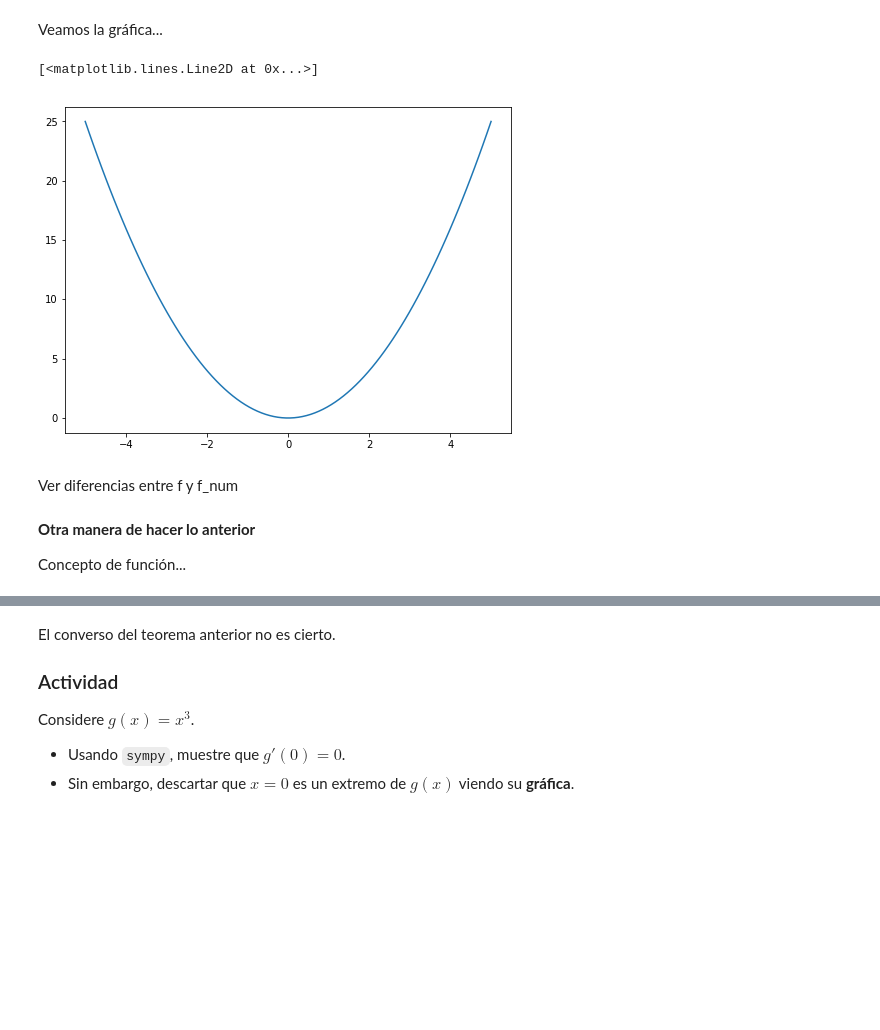
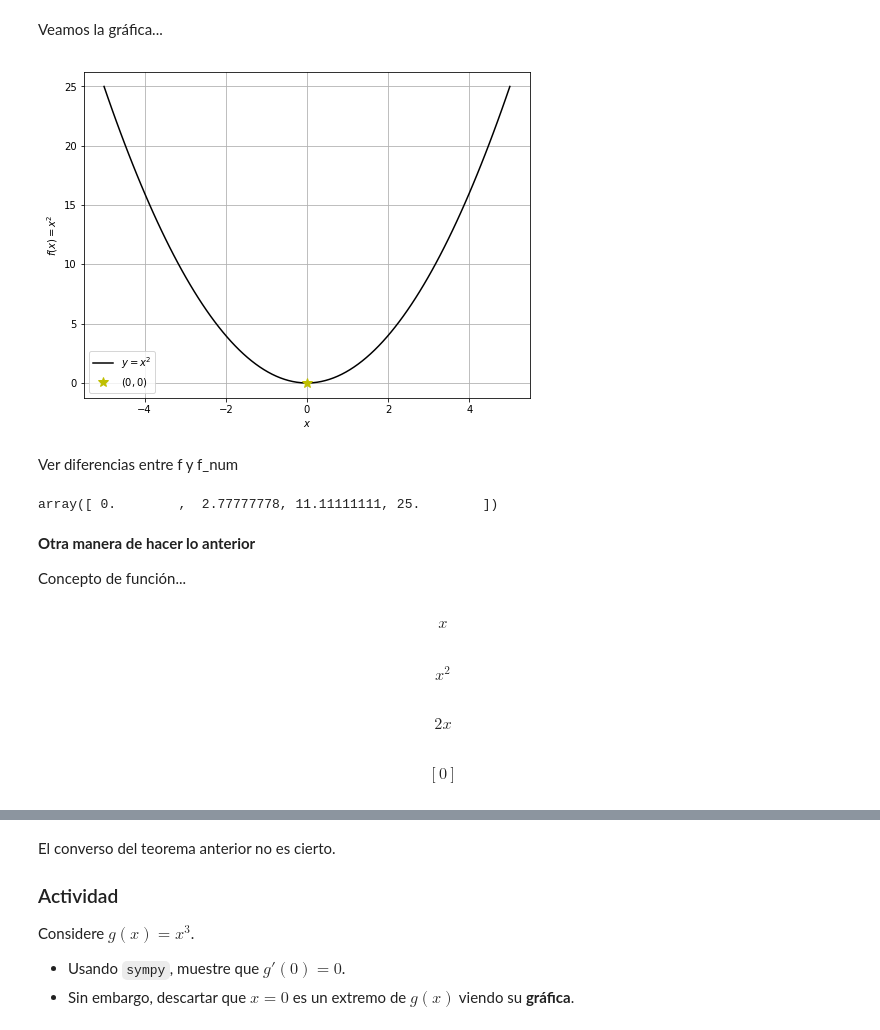
Before and after one commit to susymtz/SimMat2018-2, a Jupyter notebook: Modulo1/Clase4_OptimizacionSympy.ipynb, the cells around one changed output, grey strips where cells are left out. Cells and saved outputs as stored; diff of their text form; code cells hidden in the pictures; blank space fills up the shorter version.

Commit message:
CambiosClase

```diff
--- a/Modulo1/Clase4_OptimizacionSympy.ipynb
+++ b/Modulo1/Clase4_OptimizacionSympy.ipynb
@@ -150,17 +150,30 @@ fnum = sym.lambdify(x, f, modules='numpy')
 #x = np.array([0, 0.1, 0.2, ])...
 xnum = np.linspace(-5,5,100)
 ynum = fnum(xnum)
-# %%
-# graficar
-plt.figure(figsize=(8,6)) # Crear ventana de graficos
-plt.plot(xnum,ynum)
-# %% [output]
-[<matplotlib.lines.Line2D at 0x...>]
-[figure, removed]
+# %%
+# graficar
+# Crear ventana de graficos y damos medidas de la ventana
+plt.figure(figsize=(8,6))
+# Sirve para hacer el grafico y determinar sus caracteristicas
+plt.plot(xnum, ynum, 'k', label='$y=x^2$')
+plt.plot([0], [0], '*y', ms=10, label='$(0,0)$')
+# Nombre del eje x de la grafica
+plt.xlabel('$x$')
+# Nombre del eje y
+plt.ylabel('$f(x)=x^2$')
+# Sirve para poner las etiquetas de las graficas
+plt.legend(loc='best')
+# Sirve para poner la cuadricula
+plt.grid()
+# %% [output]
+[figure, added]
 # %% [markdown]
 Ver diferencias entre f y f_num
 # %%
 # intentar evaluar f y f_num
+fnum(np.linspace(0, 5, 4))
+# %% [output]
+array([ 0.        ,  2.77777778, 11.11111111, 25.        ])
 # %% [markdown]
 **Otra manera de hacer lo anterior**
 
@@ -167,0 +184,18 @@ Concepto de función...
+# %%
+x
+# %% [output]
+$$x$$
+# %%
+funcion_de_clase(x)
+# %% [output]
+$$x^{2}$$
+# %%
+df = sym.diff(funcion_de_clase(x), x)
+df
+# %% [output]
+$$2 x$$
+# %%
+xc = sym.solve(df, x)
+xc
+# %% [output]
+$$\left [ 0\right ]$$
```
Also changed, not shown: parts of 20 cells of this notebook.
